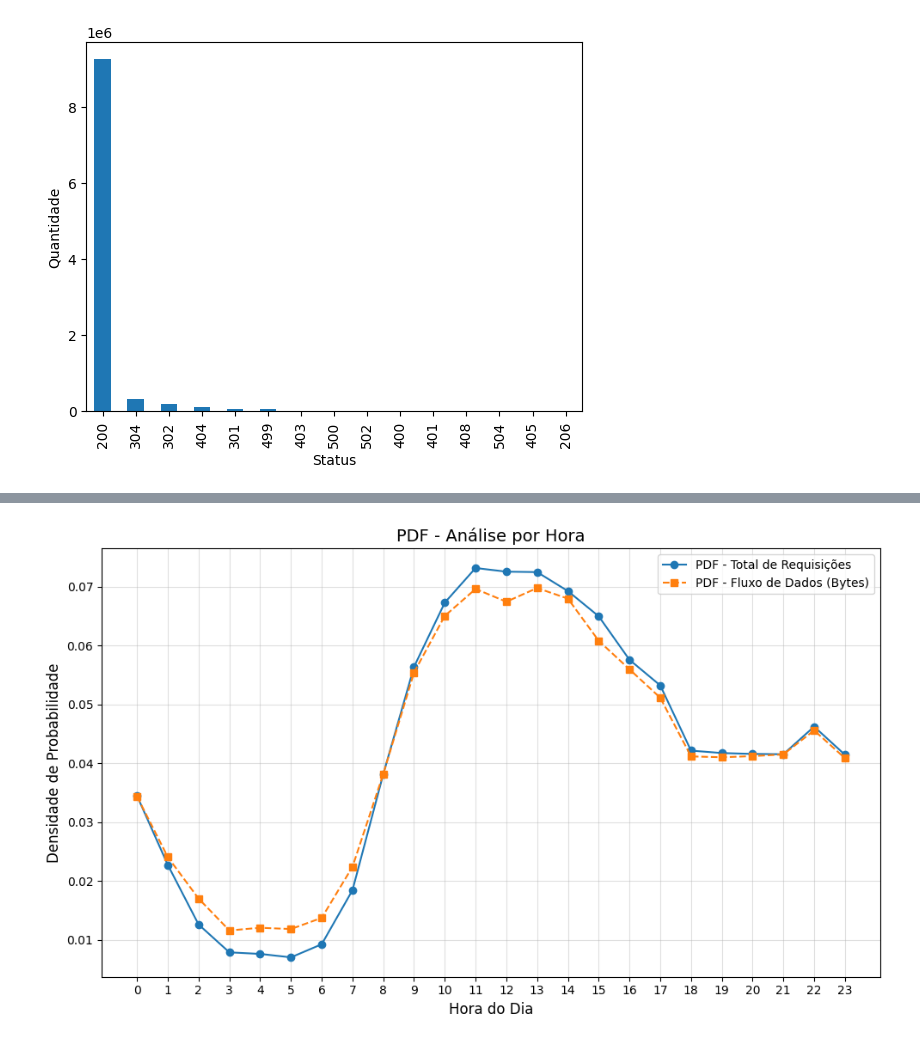
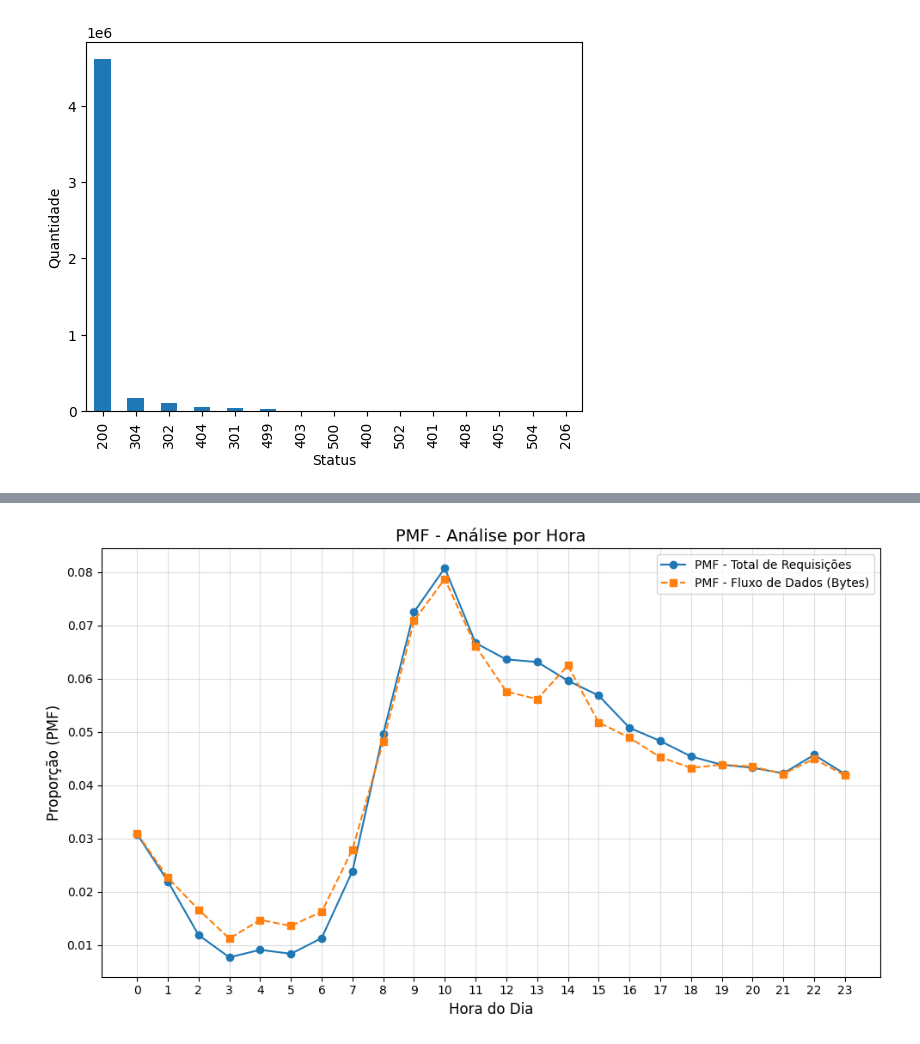
Before and after one commit to lcsvillela/CMP223, a Jupyter notebook: CMP223_WebAccessLog.ipynb, the cells around one changed output, grey strips where cells are left out. Saved outputs shown, nothing was run; the diff lists cells and outputs as text; code cells hidden in the pictures.

```diff
--- a/CMP223_WebAccessLog.ipynb
+++ b/CMP223_WebAccessLog.ipynb
@@ -29,7 +29,7 @@ invalid_entries = []
 
 with open(log_file_path, 'r') as file:
     for i, line in enumerate(file):
-        if i >= 10_000_000:  # Limite opcional para processar somente 1 milhão de linhas
+        if i >= 5_000_000:  # Limite opcional para processar somente 1 milhão de linhas
             break
         match = re.match(regex_pattern, line)
         if match:
@@ -390,35 +376,38 @@ print(hourly_summary)
 # %%
 import pandas as pd
-import numpy as np
 import matplotlib.pyplot as plt
 
-x = hourly_summary['hour']
-y_requests = hourly_summary['total_requests']
-y_size = hourly_summary['total_size']
+new_logs_df['datetime'] = pd.to_datetime(new_logs_df['datetime'], format='%d/%b/%Y:%H:%M:%S %z')
+new_logs_df['hour'] = new_logs_df['datetime'].dt.hour
+
+hourly_summary = new_logs_df.groupby('hour').agg(
+    total_requests=('request', 'count'),
+    total_size=('size', 'sum')
+).reset_index()
 
 
-pdf_requests = y_requests / y_requests.sum()
-pdf_size = y_size / y_size.sum()
-
+hourly_summary['pmf_requests'] = hourly_summary['total_requests'] / hourly_summary['total_requests'].sum()
+hourly_summary['pmf_size'] = hourly_summary['total_size'] / hourly_summary['total_size'].sum()
 
 plt.figure(figsize=(10, 6))
 
 
-plt.plot(x, pdf_requests, label="PDF - Total de Requisições", marker="o", linestyle="-")
+plt.plot(hourly_summary['hour'], hourly_summary['pmf_requests'], label="PMF - Total de Requisições", marker="o", linestyle="-")
+plt.plot(hourly_summary['hour'], hourly_summary['pmf_size'], label="PMF - Fluxo de Dados (Bytes)", marker="s", linestyle="--")
 
-plt.plot(x, pdf_size, label="PDF - Fluxo de Dados (Bytes)", marker="s", linestyle="--")
 
-plt.title("PDF - Análise por Hora", fontsize=14)
+plt.title("PMF - Análise por Hora", fontsize=14)
 plt.xlabel("Hora do Dia", fontsize=12)
-plt.ylabel("Densidade de Probabilidade", fontsize=12)
-plt.xticks(range(24))
+plt.ylabel("Proporção (PMF)", fontsize=12)
+plt.xticks(range(24))  # Mostrar as 24 horas no eixo X
 plt.grid(alpha=0.4)
 plt.legend()
 plt.tight_layout()
 
+
 plt.show()
 # %% [output]
-[figure, old version]
+[figure, new version]
 # %%
 import pandas as pd
 import matplotlib.pyplot as plt
```
Also changed, not shown: parts of 14 cells of this notebook.
